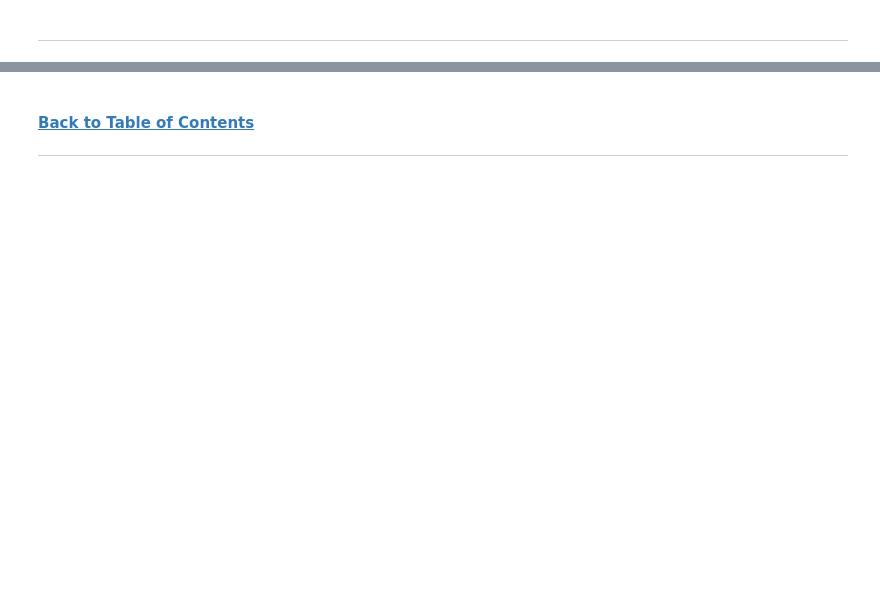
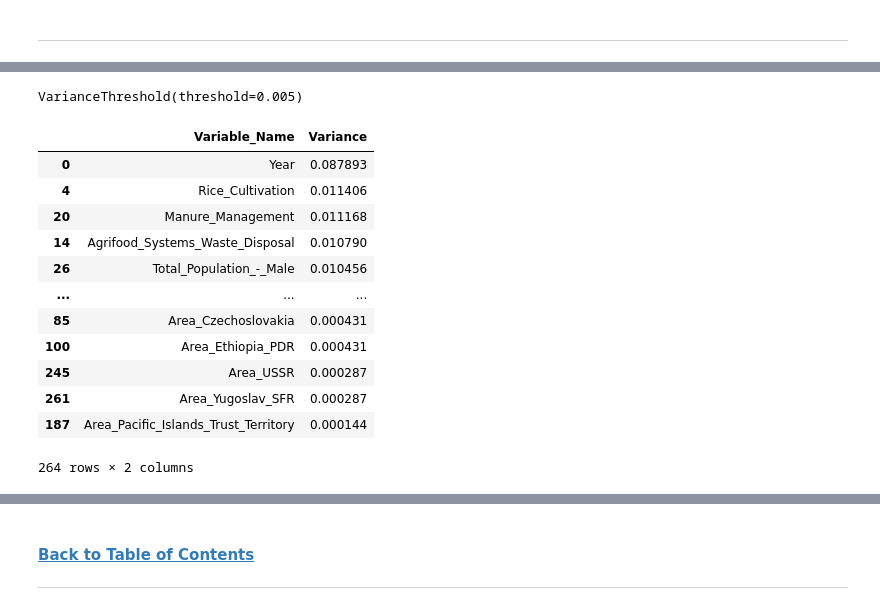
Before and after one commit to TiffanyWatt/2401PTDS_Regression_Project, a Jupyter notebook: CO2_climate change.ipynb, the cells around one changed output, grey strips where cells are left out. Cells and saved outputs as stored; diff of their text form; code cells hidden in the pictures; blank space fills up the shorter version.

```diff
--- a/CO2_climate change.ipynb
+++ b/CO2_climate change.ipynb
@@ -732,0 +860,33 @@ Iteratively drop the feature with the highest VIF above a cutoff (10 is common;
+# %%
+from sklearn.feature_selection import VarianceThreshold
+
+# Create VarianceThreshold object
+selector = VarianceThreshold(threshold=0.005)
+
+# Use the object to apply the threshold on data
+selector.fit(X_normalize)
+# %% [output]
+VarianceThreshold(threshold=0.005)
+# %%
+# Get column variances
+column_variances = selector.variances_
+
+vars_dict = {}
+vars_dict = [{"Variable_Name": c_name, "Variance": c_var}
+             for c_name, c_var in zip(X_normalize.columns, column_variances)]
+df_vars = pd.DataFrame(vars_dict)
+df_vars.sort_values(by='Variance', ascending=False)
+# %% [output]
+|  | Variable_Name | Variance |
+| 0 | Year | 0.087893 |
+| 4 | Rice_Cultivation | 0.011406 |
+| 20 | Manure_Management | 0.011168 |
+| 14 | Agrifood_Systems_Waste_Disposal | 0.010790 |
+| 26 | Total_Population_-_Male | 0.010456 |
+| ... | ... | ... |
+| 85 | Area_Czechoslovakia | 0.000431 |
+| 100 | Area_Ethiopia_PDR | 0.000431 |
+| 245 | Area_USSR | 0.000287 |
+| 261 | Area_Yugoslav_SFR | 0.000287 |
+| 187 | Area_Pacific_Islands_Trust_Territory | 0.000144 |
+264 rows × 2 columns
```
Also changed, not shown: parts of 20 cells of this notebook.
